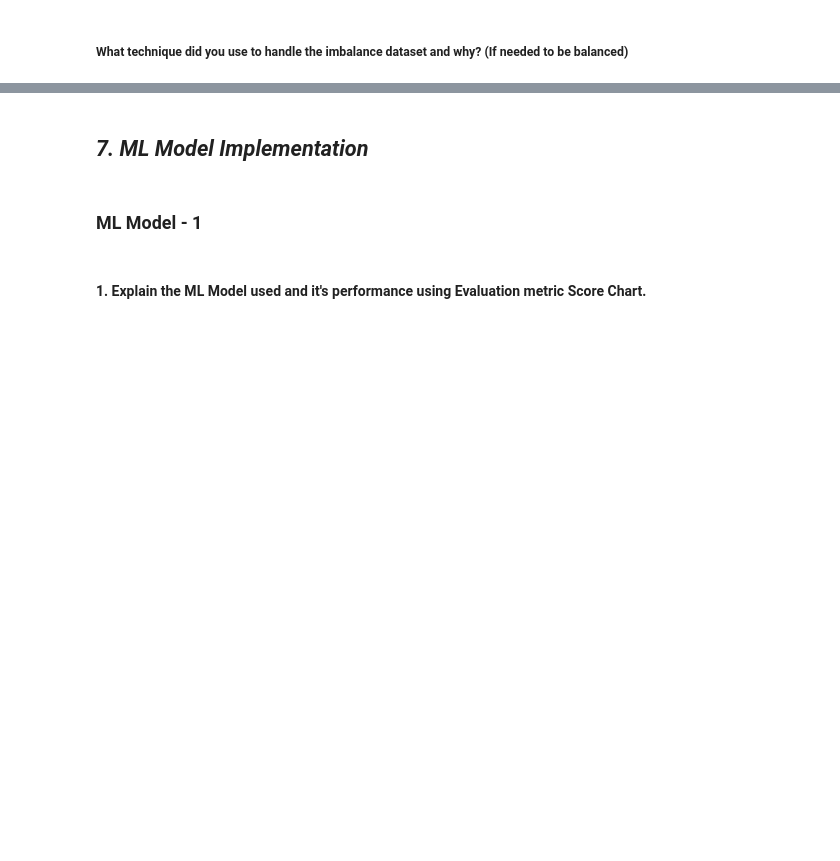
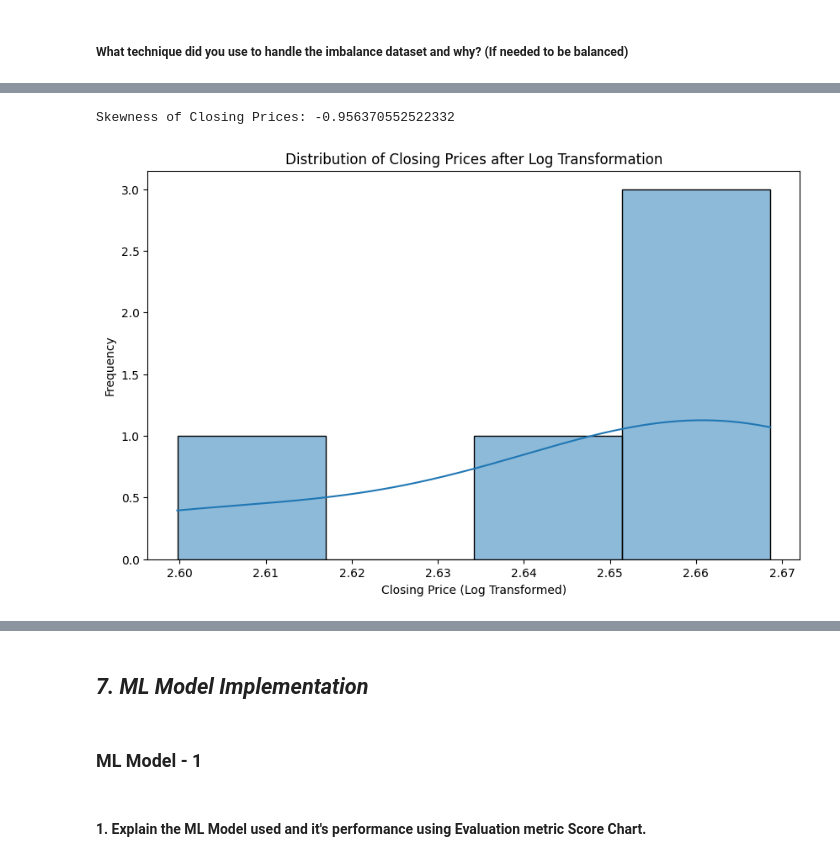
Before and after one commit to KushangShah/ML-Project-End-to-End-Machine-Learning., a Jupyter notebook: Yes_Bank_Stock_Closing_Price_Prediction.ipynb, the cells around one changed output, grey strips where cells are left out. Saved outputs shown, nothing was run; the diff lists cells and outputs as text; code cells hidden in the pictures; blank space fills up the shorter version.

```diff
--- a/Yes_Bank_Stock_Closing_Price_Prediction.ipynb
+++ b/Yes_Bank_Stock_Closing_Price_Prediction.ipynb
@@ -1116,0 +1160,21 @@ Answer Here.
+# %%
+from scipy.stats import skew
+
+# Check the skewness of the closing prices
+skewness = skew(yes_bank_df_2['Close'])
+print(f'Skewness of Closing Prices: {skewness}')
+
+# Apply log transformation if skewness is high
+if abs(skewness) > 1:
+    yes_bank_df_2['Close'] = np.log1p(yes_bank_df_2['Close'])
+
+# Plot the distribution after transformation
+plt.figure(figsize=(10, 6))
+sns.histplot(yes_bank_df_2['Close'], kde=True)
+plt.title('Distribution of Closing Prices after Log Transformation')
+plt.xlabel('Closing Price (Log Transformed)')
+plt.ylabel('Frequency')
+plt.show()
+# %% [output]
+Skewness of Closing Prices: -0.956370552522332
+[figure, added]
```
Also changed, not shown: parts of 72 cells of this notebook.
